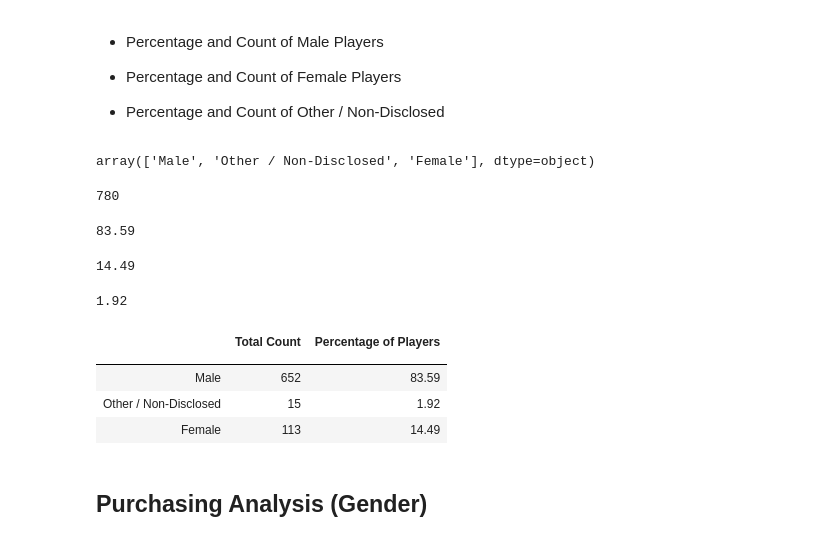
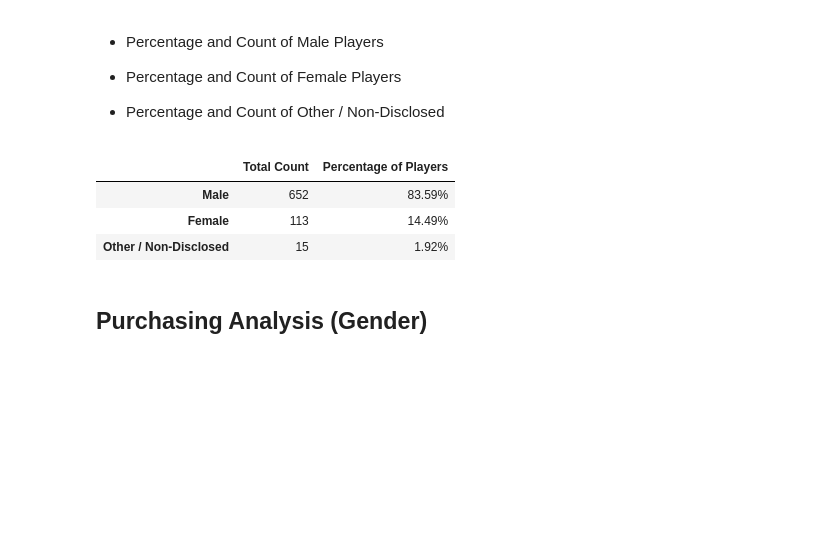
Before and after one commit to davesiddharth/Pandas-Challenge, a Jupyter notebook: HeroesOfPymoli/HeroesOfPymoli_starter.ipynb, the cells around one changed output. Drawn from its saved outputs; the diff is of its cells as text; code cells hidden in the pictures; blank space fills up the shorter version.

```diff
--- a/HeroesOfPymoli/HeroesOfPymoli_starter.ipynb
+++ b/HeroesOfPymoli/HeroesOfPymoli_starter.ipynb
@@ -88,37 +83,3 @@ purchase_analysis
 
 
 * Percentage and Count of Other / Non-Disclosed
-# %%
-gender_unique = purchase_data["Gender"].unique()
-gender_unique
-# %% [output]
-array(['Male', 'Other / Non-Disclosed', 'Female'], dtype=object)
-# %%
-total_player_count = purchase_data["Gender"].count()
-total_player_count
-# %% [output]
-780
-# %%
-male_count=purchase_data.loc[purchase_data["Gender"]=="Male","Gender"]
-male_count = male_count.count()
-#male_count
-male_percentage=round((male_count/total_player_count)*100,2)
-male_percentage
-# %% [output]
-83.59
-# %%
-female_count=purchase_data.loc[purchase_data["Gender"]=="Female","Gender"]
-female_count=female_count.count()
-#female_count
-female_percentage=round((female_count/total_player_count)*100,2)
-female_percentage
-# %% [output]
-14.49
-# %%
-other_count=purchase_data.loc[purchase_data["Gender"]=="Other / Non-Disclosed","Gender"]
-other_count=other_count.count()
-#other_count
-other_percentage=round((other_count/total_player_count)*100,2)
-other_percentage
-# %% [output]
-1.92
@@ -130,15 +86,22 @@ percentage_of_players = [male_percentage,other_percentage,female_percentage]
-# %%
-gender_demographics = pd.DataFrame({'': gender_unique,
-                                  'Total Count':total_count,
-                                  'Percentage of Players':percentage_of_players})
-gender_demographics.set_index("")
-#swtich rows and add % sign
-# %% [output]
-|  | Total Count | Percentage of Players |
-|  |  |  |
-| Male | 652 | 83.59 |
-| Other / Non-Disclosed | 15 | 1.92 |
-| Female | 113 | 14.49 |
+# %%
+gender_groupby = purchase_data.groupby(["Gender"])
+total_count = purchase_data["Gender"].value_counts()
+#total_count
+
+total_player_count = purchase_data["Gender"].count()
+#total_player_count
+
+percentage_of_player = total_count/total_player_count *100
+#percentage_of_player
+
+gender_demographics = pd.DataFrame({'Total Count':total_count,
+                                    'Percentage of Players':percentage_of_player})
+gender_demographics.style.format({'Percentage of Players':'{:,.2f}%'})
+# %% [output]
+|  | Total Count | Percentage of Players |
+| Male | 652 | 83.59% |
+| Female | 113 | 14.49% |
+| Other / Non-Disclosed | 15 | 1.92% |
 # %% [markdown]
 
 ## Purchasing Analysis (Gender)
```
Also changed, not shown: parts of 17 cells of this notebook.
